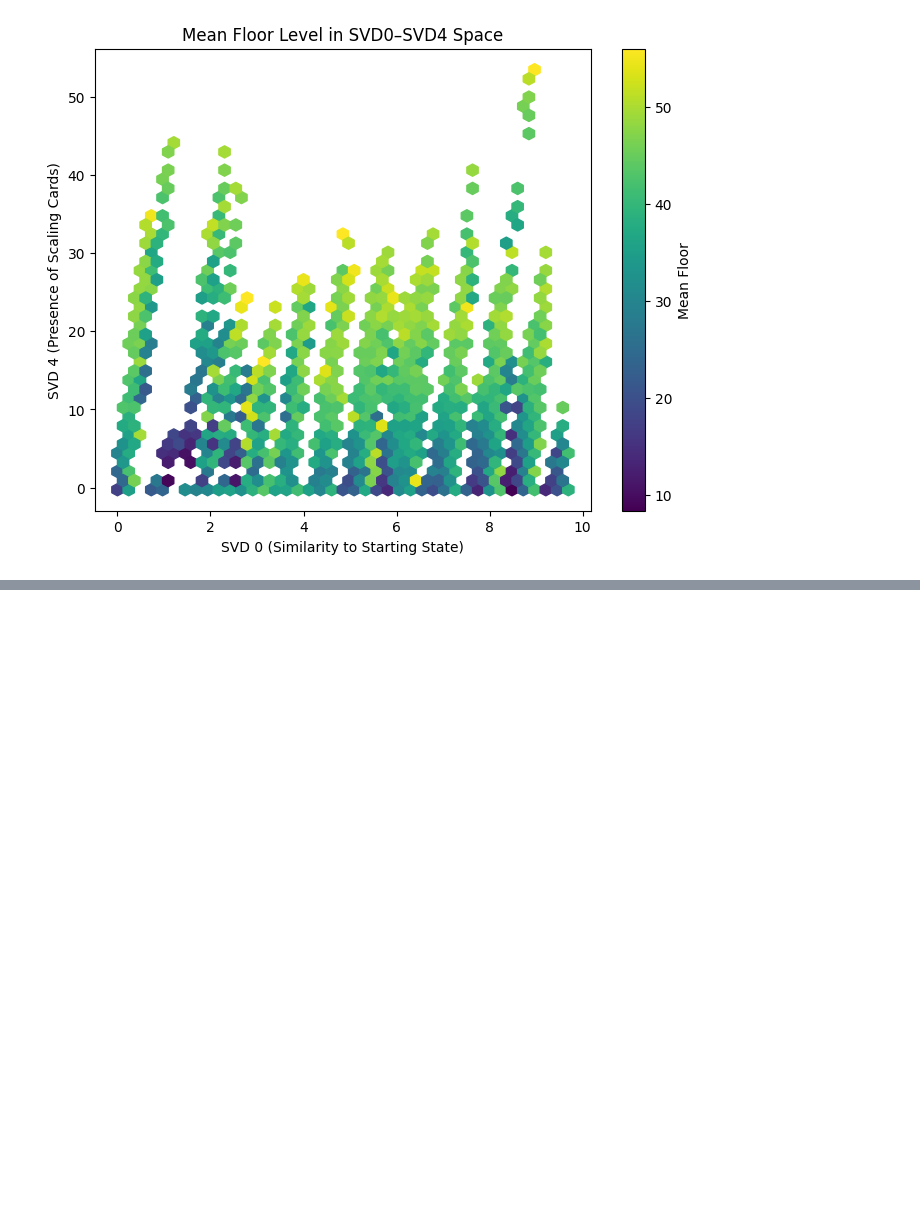
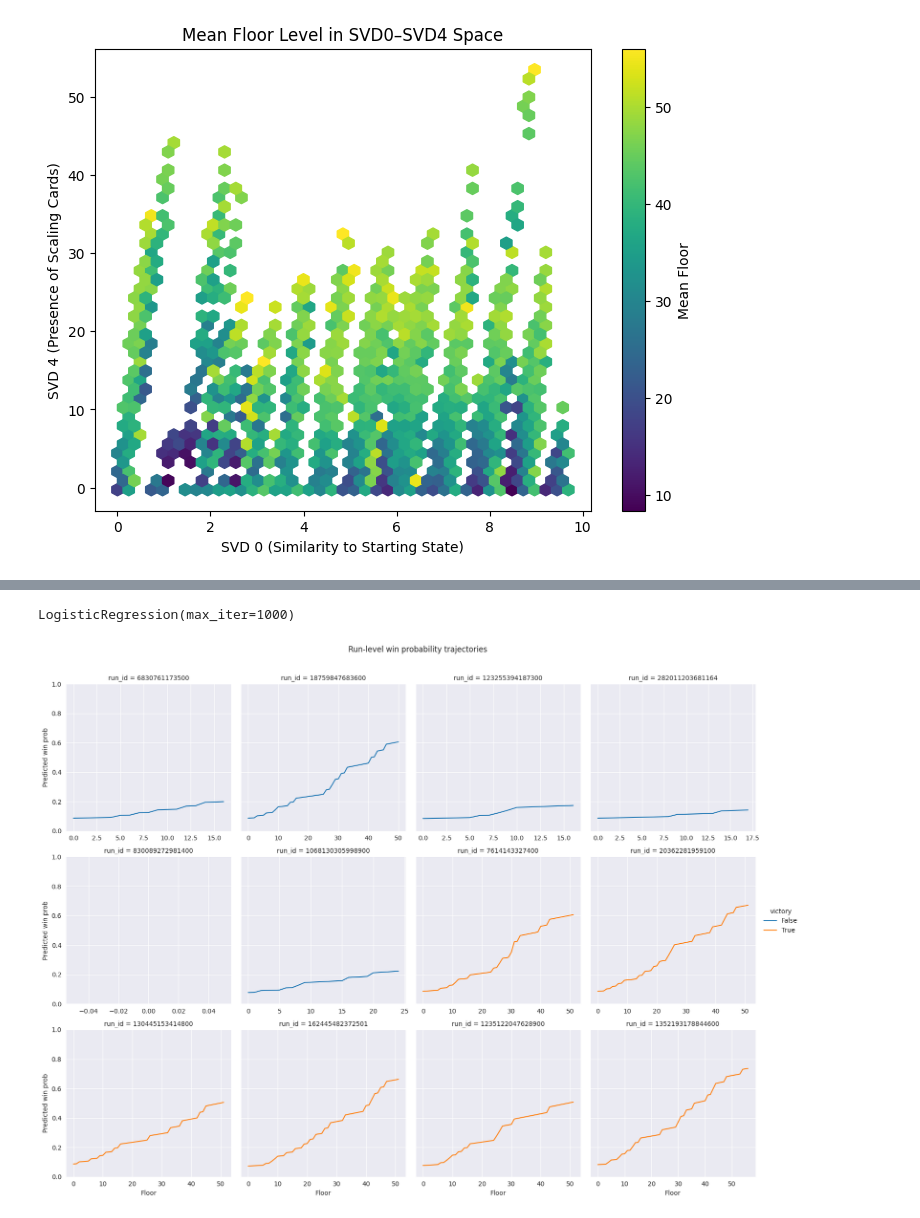
Before and after one commit to JoeyRussoniello/sts-win-prediction, a Jupyter notebook: notebooks/3 - Exploratory Data Analytics.ipynb, the cells around one changed output, grey strips where cells are left out. Saved outputs shown, nothing was run; the diff lists cells and outputs as text; code cells hidden in the pictures; blank space fills up the shorter version.

```diff
--- a/notebooks/3 - Exploratory Data Analytics.ipynb
+++ b/notebooks/3 - Exploratory Data Analytics.ipynb
@@ -389,0 +424,10 @@ auc        0.731312        0.734272            0.739833
+# %%
+no_svd_model = LogisticRegression(max_iter = 1_000)
+no_svd_model.fit(X.drop(svd_cols, axis=1), y)
+# %% [output]
+LogisticRegression(max_iter=1000)
+# %%
+display_run_guess_facet(df, example_runs, include_svd = False, model = no_svd_model, col_wrap = 4, height = 4, sharex = False)
+plt.show()
+# %% [output]
+[figure, added]
```
Also changed, not shown: parts of 24 cells of this notebook, 1 other file.
